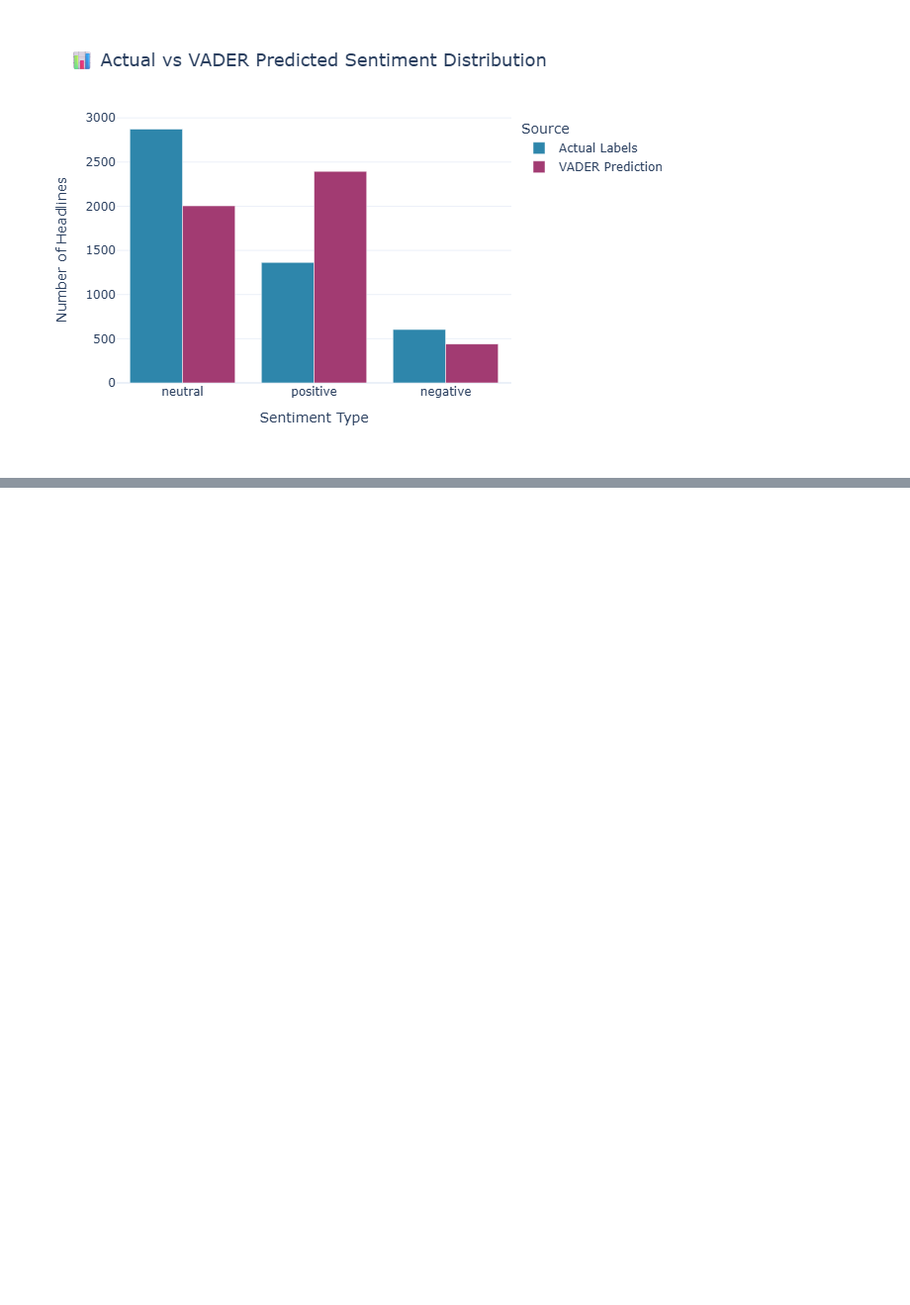
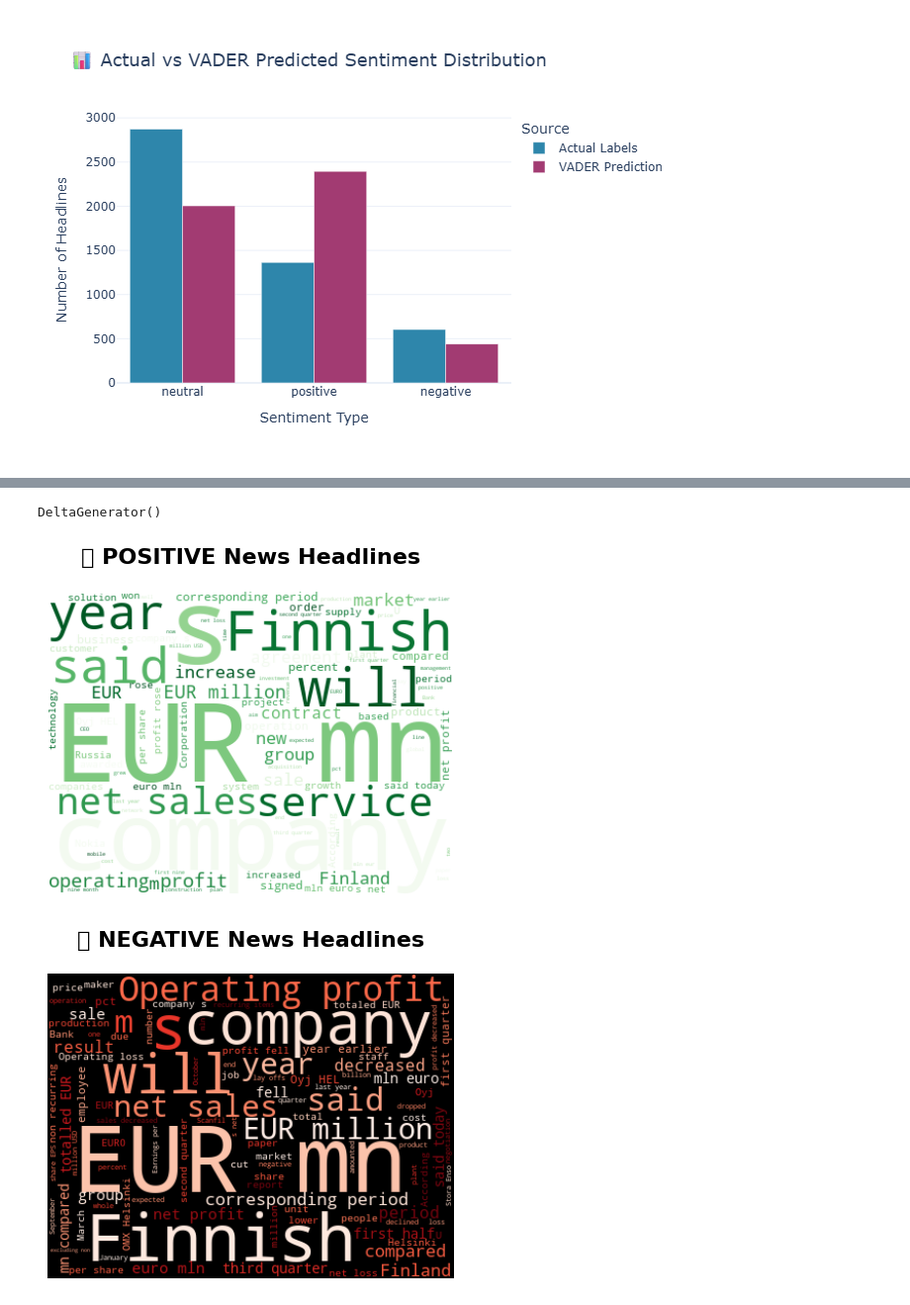
Before and after one commit to Jothimadesh/Data-Science-Portfolio, a Jupyter notebook: Level-1/03-Financial-News-Sentiment/financial_sentiment.ipynb, the cells around one changed output, grey strips where cells are left out. Shown at 99% size. Cells and saved outputs as stored; diff of their text form; code cells hidden in the pictures; blank space fills up the shorter version.

```diff
--- a/Level-1/03-Financial-News-Sentiment/financial_sentiment.ipynb
+++ b/Level-1/03-Financial-News-Sentiment/financial_sentiment.ipynb
@@ -689,0 +708,27 @@ Score: -0.626 | Border Guard Service has banned the mooring of the company car-s
+# %%
+from wordcloud import WordCloud
+import matplotlib.pyplot as plt
+import streamlit as st
+
+# POSITIVE WORDCLOUD
+positive_text = ' '.join(df[df['sentiment'] == 'positive']['news_headline'].dropna())
+wordcloud_pos = WordCloud(width=400, height=300, background_color='white',
+                         colormap='Greens', max_words=100).generate(positive_text)
+
+fig1, ax1 = plt.subplots(figsize=(8, 4))
+ax1.imshow(wordcloud_pos, interpolation='bilinear')
+ax1.set_title('🟢 POSITIVE News Headlines', fontsize=16, fontweight='bold', pad=20)
+ax1.axis('off')
+st.pyplot(fig1)
+
+# NEGATIVE WORDCLOUD
+negative_text = ' '.join(df[df['sentiment'] == 'negative']['news_headline'].dropna())
+wordcloud_neg = WordCloud(width=400, height=300, background_color='black',
+                         colormap='Reds', max_words=100).generate(negative_text)
+
+fig2, ax2 = plt.subplots(figsize=(8, 4))
+ax2.imshow(wordcloud_neg, interpolation='bilinear')
+ax2.set_title('🔴 NEGATIVE News Headlines', fontsize=16, fontweight='bold', pad=20)
+ax2.axis('off')
+st.pyplot(fig2)
+# %% [output]
@@ -689,0 +748,3 @@ Score: -0.626 | Border Guard Service has banned the mooring of the company car-s
+DeltaGenerator()
+[figure, added]
+[figure, added]
```
Also changed, not shown: parts of 13 cells of this notebook, 2 other files.
